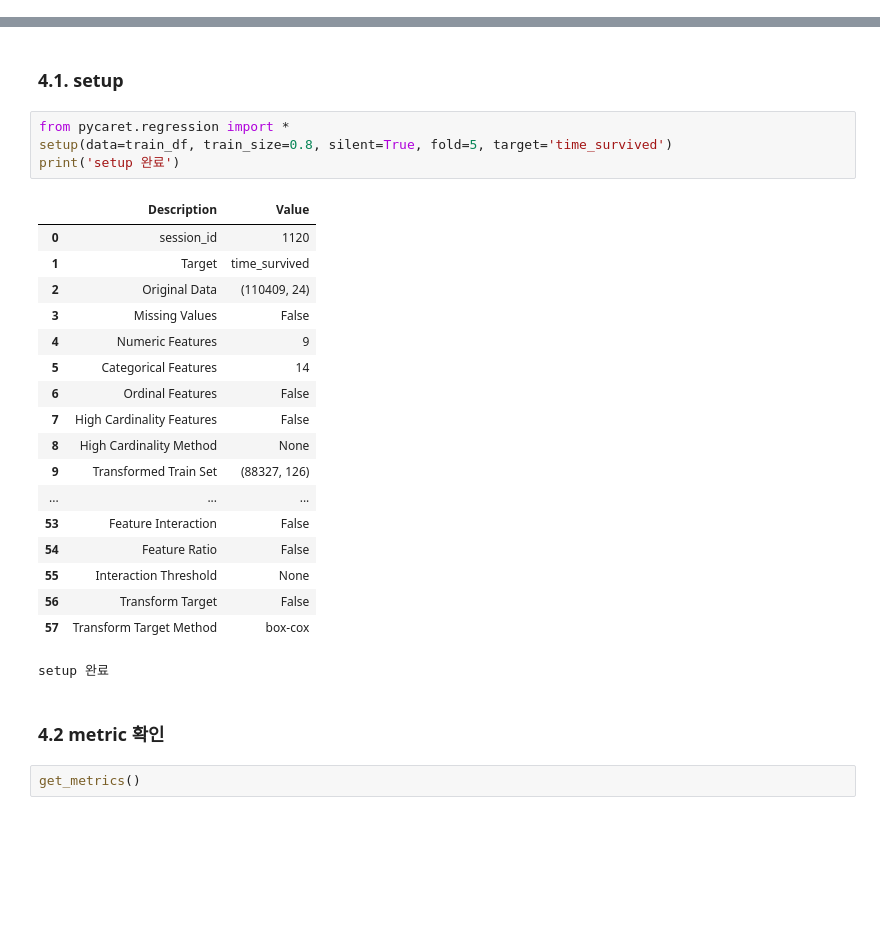
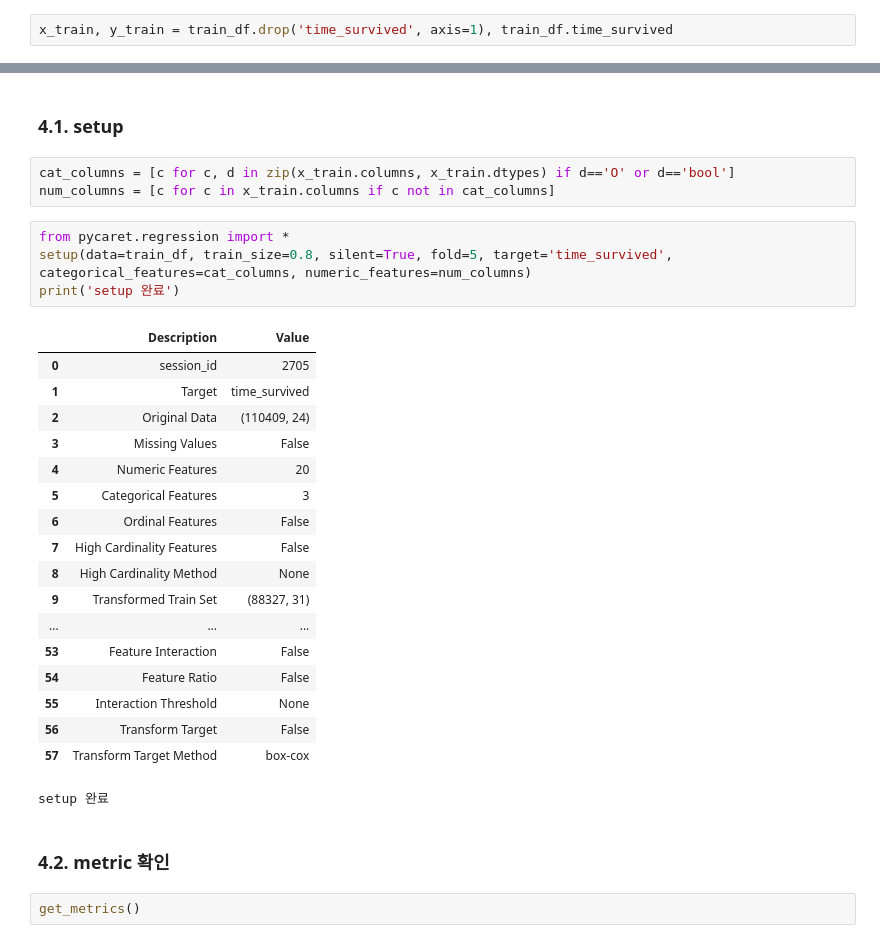
Before and after one commit to tonypark-cw/opgg, a Jupyter notebook: keunung_park/regression.ipynb, the cells around one changed output, grey strips where cells are left out. Cells and saved outputs as stored; diff of their text form; blank space fills up the shorter version.

Commit message:
[update] time_survived_regression_pgw928_opgg

```diff
--- a/keunung_park/regression.ipynb
+++ b/keunung_park/regression.ipynb
@@ -78,6 +78,8 @@ print(train_tournaments)
 train_df = df[df.tournament_id.isin(train_tournaments)]
 train_df = train_df.query('tournament_id!="eu-testq"')
 test_df = df[df.tournament_id.isin(test_tournaments)]
+# %%
+x_train, y_train = train_df.drop('time_survived', axis=1), train_df.time_survived
 # %%
 x_test, y_test = test_df.drop('time_survived', axis=1), test_df.time_survived
 # %%
@@ -111,22 +113,25 @@ Index(['dbnos', 'assists', 'boosts', 'damage_dealt', 'death_type',
 ## 4. pycaret
 # %% [markdown]
 ### 4.1. setup
+# %%
+cat_columns = [c for c, d in zip(x_train.columns, x_train.dtypes) if d=='O' or d=='bool']
+num_columns = [c for c in x_train.columns if c not in cat_columns]
 # %%
 from pycaret.regression import *
-setup(data=train_df, train_size=0.8, silent=True, fold=5, target='time_survived')
+setup(data=train_df, train_size=0.8, silent=True, fold=5, target='time_survived', categorical_features=cat_columns, numeric_features=num_columns)
 print('setup 완료')
 # %% [output]
 |  | Description | Value |
-| 0 | session_id | 1120 |
+| 0 | session_id | 2705 |
 | 1 | Target | time_survived |
 | 2 | Original Data | (110409, 24) |
 | 3 | Missing Values | False |
-| 4 | Numeric Features | 9 |
-| 5 | Categorical Features | 14 |
+| 4 | Numeric Features | 20 |
+| 5 | Categorical Features | 3 |
 | 6 | Ordinal Features | False |
 | 7 | High Cardinality Features | False |
 | 8 | High Cardinality Method | None |
-| 9 | Transformed Train Set | (88327, 126) |
+| 9 | Transformed Train Set | (88327, 31) |
 | ... | ... | ... |
 | 53 | Feature Interaction | False |
 | 54 | Feature Ratio | False |
@@ -135,7 +140,7 @@ print('setup 완료')
 | 57 | Transform Target Method | box-cox |
 setup 완료
 # %% [markdown]
-### 4.2 metric 확인
+### 4.2. metric 확인
 # %%
 get_metrics()
 # %% [output]
```
Also changed, not shown: parts of 17 cells of this notebook.
